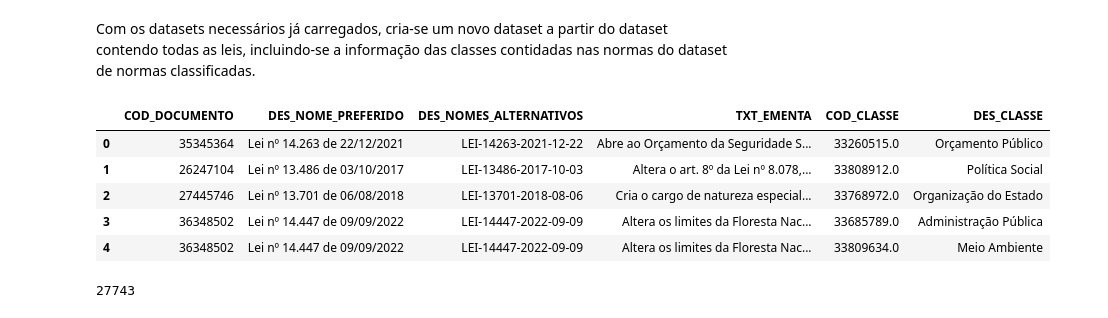
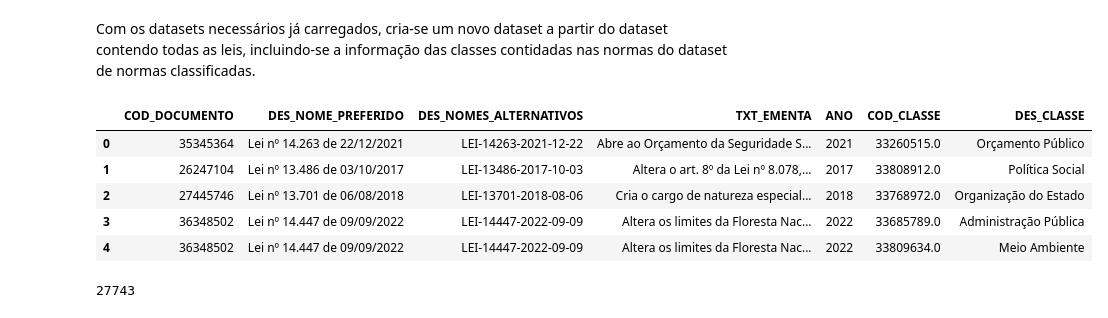
Before and after one commit to pauloceliojr/md-trabalho-final, a Jupyter notebook: Classificação de Normas.ipynb, the cells around one changed output. Saved outputs shown, nothing was run; the diff lists cells and outputs as text; code cells hidden in the pictures.

```diff
--- a/Classificação de Normas.ipynb
+++ b/Classificação de Normas.ipynb
@@ -51,6 +46,8 @@ Essa classes possuem nível 2 na tabela original.
 # %%
 classes_raiz = classes_original.query("NUM_NIVEL == 2").filter(["COD_CLASSE", "DES_NOME_PREFERIDO"])
-classes_raiz.rename(columns={"DES_NOME_PREFERIDO": "DES_CLASSE"}, inplace=True)
+classes_raiz = classes_raiz.sort_values("DES_NOME_PREFERIDO")
+classes_raiz.reset_index(drop=True, inplace=True)
+classes_raiz.rename(columns={"DES_NOME_PREFERIDO": "DES_CLASSE", "index": "INDICE"}, inplace=True)
 classes_raiz
 # %% [output]
 |  | COD_CLASSE | DES_CLASSE |
@@ -68,8 +65,11 @@ classes_raiz
 # %% [markdown]
 Carrega o dataset contendo as normas que já foram classificadas. Com os dados carregados, cria uma coluna derivada (DES_CLASSE_RAIZ) a partir da árvore de classes (DES_CLASSE_HIERARQUIA), da qual a informação de classe raiz é extraída.
 # %%
-normas_classificadas_original = pd.read_excel("dados/ClassificacaoDeLeisOrdinarias-LeisComplementares-e-DecretosNumerados-Desde1900.xlsx", "Select mvw_u03_prc_doc_tema")
-normas_classificadas_original["DES_CLASSE_RAIZ"] = normas_classificadas_original["DES_CLASSE_HIERARQUIA"].apply(lambda hierarquia : hierarquia.split(" / ")[1])
+normas_classificadas_original = pd.read_excel(
+    "dados/ClassificacaoDeLeisOrdinarias-LeisComplementares-e-DecretosNumerados-Desde1900.xlsx",
+    "Select mvw_u03_prc_doc_tema")
+normas_classificadas_original["DES_CLASSE_RAIZ"] = normas_classificadas_original["DES_CLASSE_HIERARQUIA"].apply(
+    lambda hierarquia: hierarquia.split(" / ")[1])
 normas_classificadas_original.head()
 # %% [output]
 |  |  | COD_PRC_DOC_TEMA | COD_PROCESSO_DOCUMENTO | COD_CLASSE | DES_CLASSE | DES_CLASSE_HIERARQUIA | ... |
@@ -81,8 +81,11 @@ normas_classificadas_original.head()
 # %% [markdown]
 Carrega os dados de todas as normas (classificadas e não classificadas) e aplica as transformações iniciais.
 # %%
-normas_original = pd.read_excel("dados/LeisOrdinarias-LeisComplementare-e-DecretosNumeradosComClassificacaoDesde1900.xlsx", "Select mvw_s01_documento")
+normas_original = pd.read_excel(
+    "dados/LeisOrdinarias-LeisComplementare-e-DecretosNumeradosComClassificacaoDesde1900.xlsx",
+    "Select mvw_s01_documento")
 normas_original.rename(columns={"DBMS_LOB.SUBSTR(S01.TXT_EMENTA": "TXT_EMENTA"}, inplace=True)
 normas_original.drop(columns="   ", inplace=True)
+normas_original["ANO"] = normas_original["DES_NOME_PREFERIDO"].apply(lambda x : x[len(x) - 4:])
 normas_original.head()
 # %% [output]
@@ -99,17 +102,18 @@ normas_original.shape[0]
 # %% [markdown]
 Com os datasets necessários já carregados, cria-se um novo dataset a partir do dataset contendo todas as leis, incluindo-se a informação das classes contidadas nas normas do dataset de normas classificadas.
 # %%
-normas = normas_original.merge(normas_classificadas_original.filter(["COD_PROCESSO_DOCUMENTO", "DES_CLASSE_RAIZ"]), left_on="COD_DOCUMENTO", right_on="COD_PROCESSO_DOCUMENTO", how="left")
+normas = normas_original.merge(normas_classificadas_original.filter(["COD_PROCESSO_DOCUMENTO", "DES_CLASSE_RAIZ"]),
+                               left_on="COD_DOCUMENTO", right_on="COD_PROCESSO_DOCUMENTO", how="left")
 normas = normas.merge(classes_raiz, left_on="DES_CLASSE_RAIZ", right_on="DES_CLASSE", how="left")
 normas.drop(columns=["COD_PROCESSO_DOCUMENTO", "DES_CLASSE_RAIZ"], inplace=True)
 normas.head()
 # %% [output]
-|  | COD_DOCUMENTO | DES_NOME_PREFERIDO | DES_NOMES_ALTERNATIVOS | TXT_EMENTA | COD_CLASSE | DES_CLASSE |
-| 0 | 35345364 | Lei nº 14.263 de 22/12/2021 | LEI-14263-2021-12-22 | Abre ao Orçamento da Seguridade S... | 33260515.0 | Orçamento Público |
-| 1 | 26247104 | Lei nº 13.486 de 03/10/2017 | LEI-13486-2017-10-03 | Altera o art. 8º da Lei nº 8.078,... | 33808912.0 | Política Social |
-| 2 | 27445746 | Lei nº 13.701 de 06/08/2018 | LEI-13701-2018-08-06 | Cria o cargo de natureza especial... | 33768972.0 | Organização do Estado |
-| 3 | 36348502 | Lei nº 14.447 de 09/09/2022 | LEI-14447-2022-09-09 | Altera os limites da Floresta Nac... | 33685789.0 | Administração Pública |
-| 4 | 36348502 | Lei nº 14.447 de 09/09/2022 | LEI-14447-2022-09-09 | Altera os limites da Floresta Nac... | 33809634.0 | Meio Ambiente |
+|  | COD_DOCUMENTO | DES_NOME_PREFERIDO | DES_NOMES_ALTERNATIVOS | TXT_EMENTA | ANO | COD_CLASSE | DES_CLASSE |
+| 0 | 35345364 | Lei nº 14.263 de 22/12/2021 | LEI-14263-2021-12-22 | Abre ao Orçamento da Seguridade S... | 2021 | 33260515.0 | Orçamento Público |
+| 1 | 26247104 | Lei nº 13.486 de 03/10/2017 | LEI-13486-2017-10-03 | Altera o art. 8º da Lei nº 8.078,... | 2017 | 33808912.0 | Política Social |
+| 2 | 27445746 | Lei nº 13.701 de 06/08/2018 | LEI-13701-2018-08-06 | Cria o cargo de natureza especial... | 2018 | 33768972.0 | Organização do Estado |
+| 3 | 36348502 | Lei nº 14.447 de 09/09/2022 | LEI-14447-2022-09-09 | Altera os limites da Floresta Nac... | 2022 | 33685789.0 | Administração Pública |
+| 4 | 36348502 | Lei nº 14.447 de 09/09/2022 | LEI-14447-2022-09-09 | Altera os limites da Floresta Nac... | 2022 | 33809634.0 | Meio Ambiente |
 # %%
 normas.shape[0]
 # %% [output]
```
Also changed, not shown: parts of 42 cells of this notebook, 1 other file.
